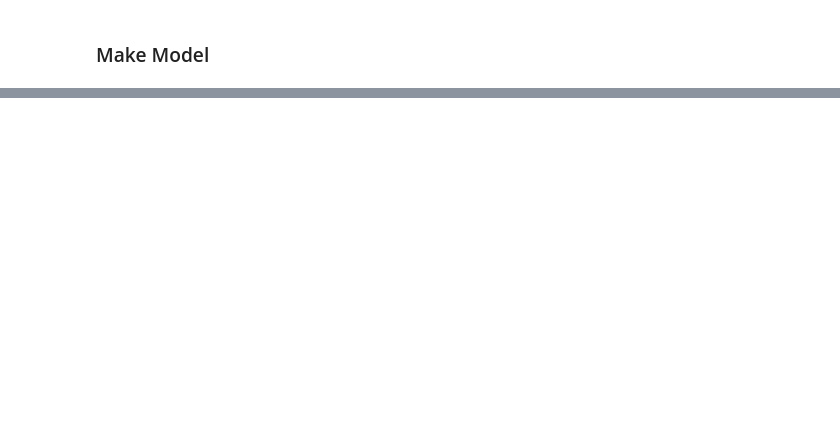
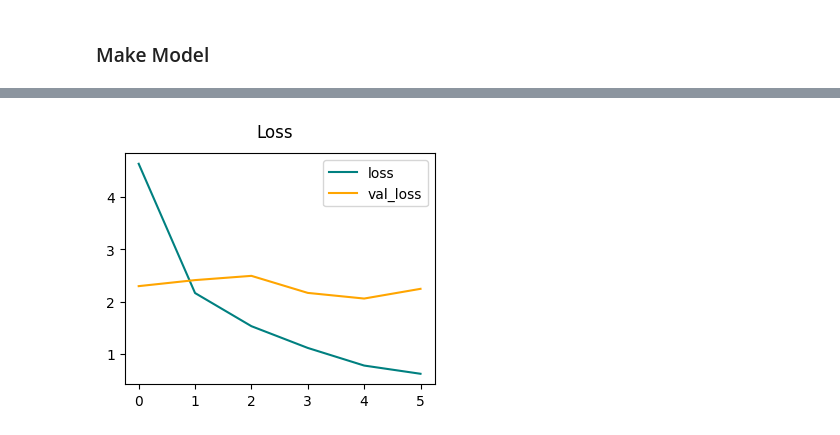
Before and after one commit to RiceWater/New-Thesis, a Jupyter notebook: img_cls.ipynb, the cells around one changed output, grey strips where cells are left out. Saved outputs shown, nothing was run; the diff lists cells and outputs as text; code cells hidden in the pictures; blank space fills up the shorter version.

```diff
--- a/img_cls.ipynb
+++ b/img_cls.ipynb
@@ -192,3 +174,5 @@ combined_test_dataset = combined_test_dataset.shuffle(buffer_size=combined_test_
 combined_test_dataset
 # %% [output]
 <_BatchDataset element_spec=(TensorSpec(shape=(None, 256, 256, 3), dtype=tf.float32, name=None), TensorSpec(shape=(None, 5), dtype=tf.float32, name=None))>
+# %%
+train_set, val_set = tf.keras.utils.split_dataset(dataset=combined_train_dataset, left_size=0.8, shuffle=True, seed=1)
@@ -216,8 +205,8 @@ model.add(MaxPooling2D())
 
 model.add(Flatten())
 model.add(Dropout(0.2))
-model.add(Dense(units=128,activation="relu"))
+model.add(Dense(units=64,activation="relu"))
 model.add(Dense(units=64,activation="relu"))
 
-model.add(Dense(units=4, activation="softmax"))
-model.compile('adam', loss=tf.losses.CategoricalCrossentropy(), metrics=[tf.metrics.CategoricalAccuracy()])
+model.add(Dense(units=5, activation="softmax"))
+model.compile('adam', loss='categorical_crossentropy', metrics=['accuracy'])
@@ -225,0 +233,24 @@ model.compile('adam', loss=tf.losses.CategoricalCrossentropy(), metrics=[tf.metr
+# %%
+file_name = 'Model_V3-0-0'
+log_dir = f'./logs/{file_name}'
+checkpoint_filepath = f'./checkpoints/{file_name}'
+
+tb_callback = tf.keras.callbacks.TensorBoard(log_dir=log_dir,
+                                             histogram_freq=1,
+                                             profile_batch=2,
+                                             write_graph=True,
+                                             write_images=True,
+                                            )
+es_callback = tf.keras.callbacks.EarlyStopping(monitor='val_accuracy',
+                                               patience=5)
+cp_callback = tf.keras.callbacks.ModelCheckpoint(filepath=checkpoint_filepath,
+                                                         monitor='val_accuracy',
+                                                         mode='auto',
+                                                         save_best_only=True,
+                                                         verbose=1)
+reduce_lr = tf.keras.callbacks.ReduceLROnPlateau(monitor='val_accuracy',
+                                                 factor=0.3,
+                                                 patience=2,
+                                                 min_delta=0.001,
+                                                 mode='auto',
+                                                 verbose=1)
@@ -225,0 +259,6 @@ model.compile('adam', loss=tf.losses.CategoricalCrossentropy(), metrics=[tf.metr
+# %%
+hist = model.fit(train_set,
+                 validation_data=val_set,
+                 epochs=10,
+                 verbose=1,
+                 callbacks=[tb_callback, es_callback, cp_callback, reduce_lr])
@@ -225,0 +292,9 @@ model.compile('adam', loss=tf.losses.CategoricalCrossentropy(), metrics=[tf.metr
+# %%
+fig = plt.figure(figsize=(4,3))
+plt.plot(hist.history['loss'], color='teal', label='loss')
+plt.plot(hist.history['val_loss'], color='orange', label='val_loss')
+plt.suptitle('Loss')
+plt.legend(loc='upper right')
+plt.show()
+# %% [output]
+[figure, added]
```
Also changed, not shown: parts of 24 cells of this notebook, 9 other files.
